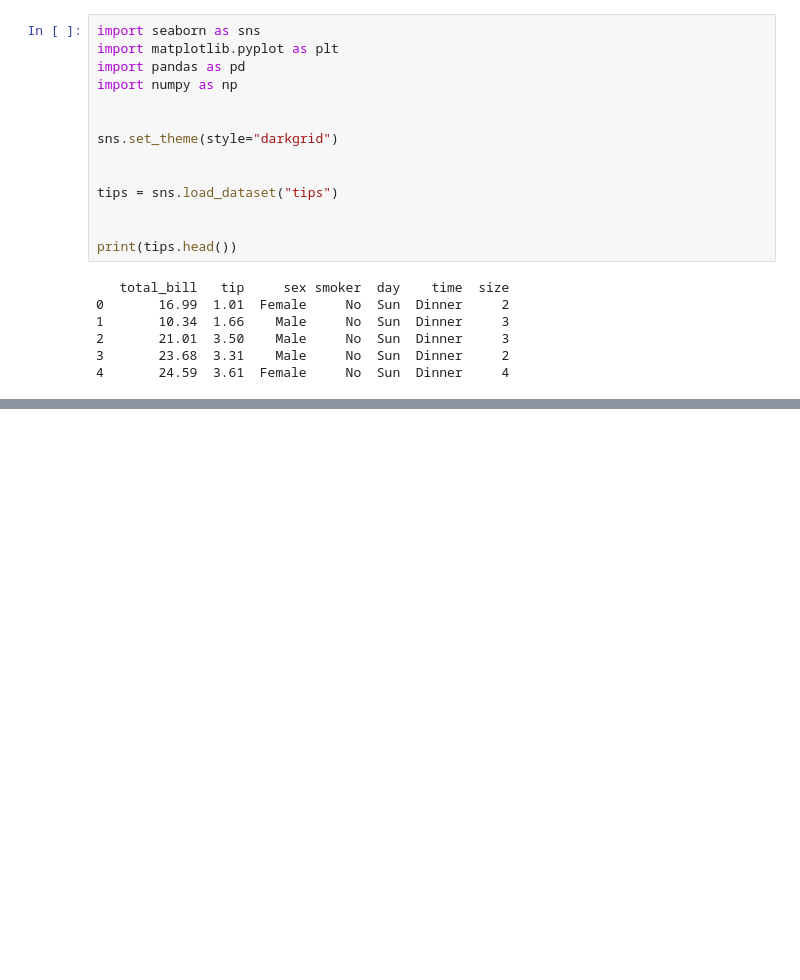
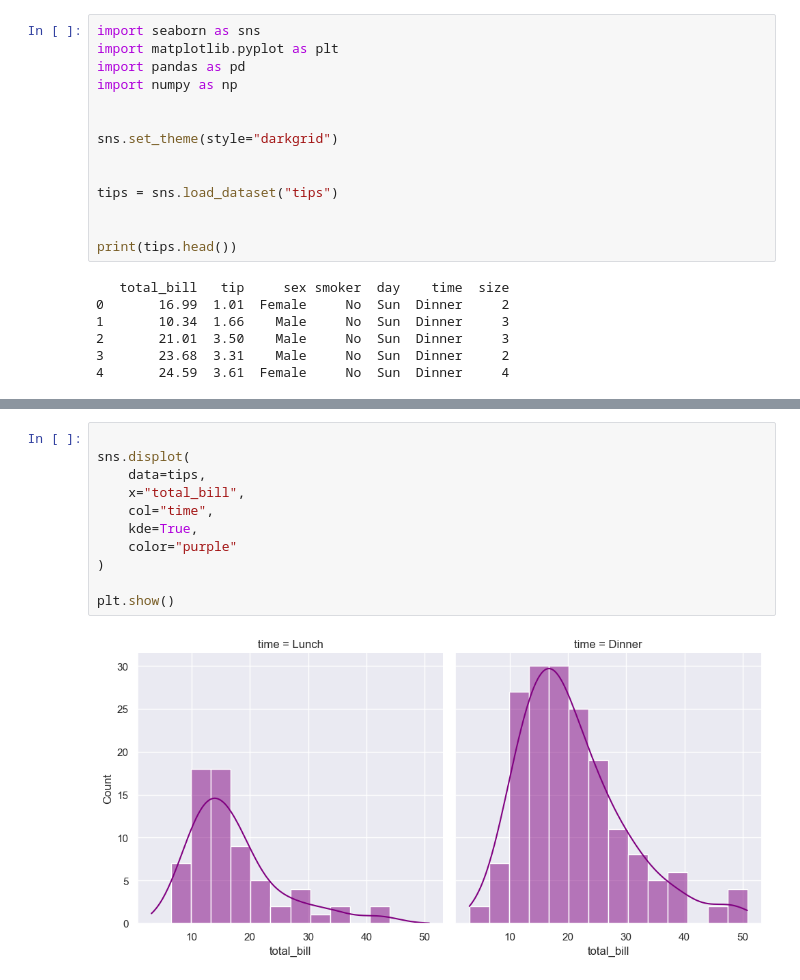
Before and after one commit to ouregan/100daysofpython, a Jupyter notebook: 100DaysofPython/learningpython-checkpoint.ipynb, the cells around one changed output, grey strips where cells are left out. Cells and saved outputs as stored; diff of their text form; blank space fills up the shorter version.

Commit message:
Some visualizations using seaborn

```diff
--- a/100DaysofPython/learningpython-checkpoint.ipynb
+++ b/100DaysofPython/learningpython-checkpoint.ipynb
@@ -939,0 +940,13 @@ plt.show()
+# %%
+
+sns.displot(
+    data=tips,
+    x="total_bill",
+    col="time",
+    kde=True,
+    color="purple"
+)
+
+plt.show()
+# %% [output]
+[figure, added]
```
Also changed, not shown: parts of 2 cells of this notebook.
